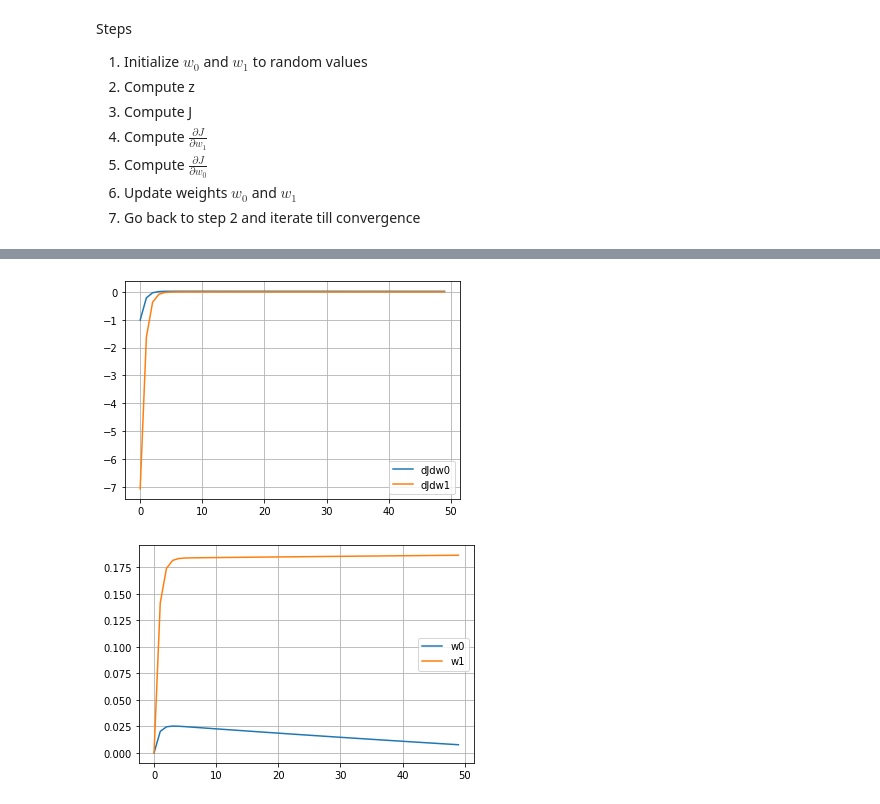
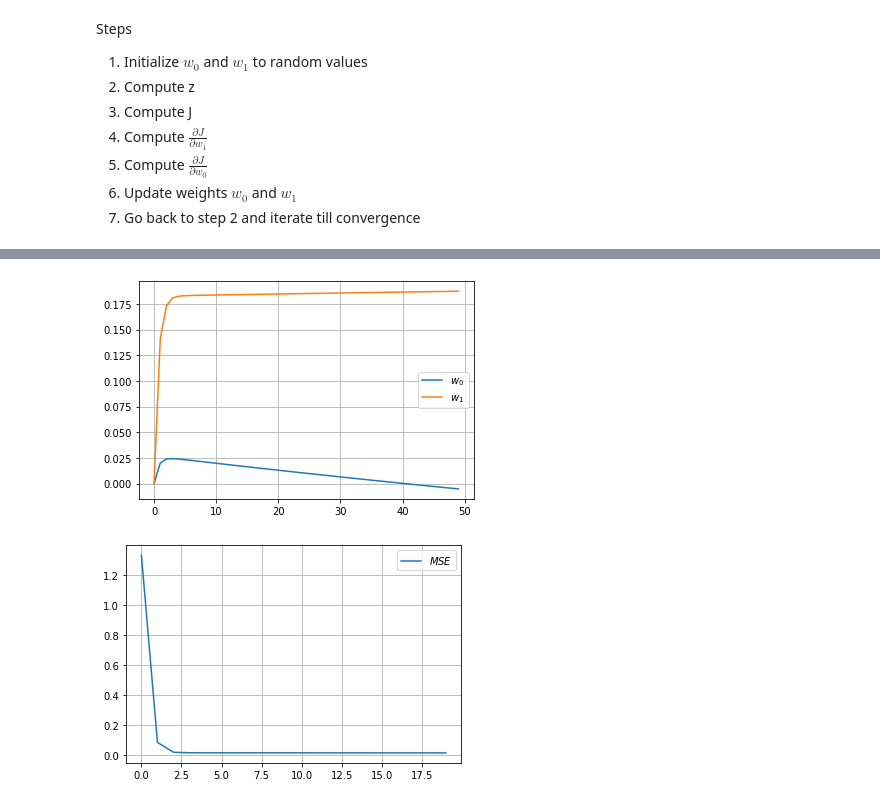
Before and after one commit to vinayshanbhag/math, a Jupyter notebook: Univariate_Linear_Regression.ipynb, the cells around one changed output, grey strips where cells are left out. Drawn from its saved outputs; the diff is of its cells as text; code cells hidden in the pictures.

```diff
--- a/Univariate_Linear_Regression.ipynb
+++ b/Univariate_Linear_Regression.ipynb
@@ -162,14 +169,13 @@ plot(x,y, w0, w1)
 # %%
-plt.plot(hist["dJdw0"][:50], label="dJdw0")
-plt.plot(hist["dJdw1"][:50], label="dJdw1")
-plt.grid();
+plt.plot(hist["w0"][:50], label=r"$w_0$")
+plt.plot(hist["w1"][:50], label=r"$w_1$")
+plt.grid()
 plt.legend();
 # %% [output]
-[figure, old version]
+[figure, new version]
 # %%
-plt.plot(hist["w0"][:50], label="w0")
-plt.plot(hist["w1"][:50], label="w1")
+plt.plot(hist["mse"][:20], label=r"$MSE$");
 plt.grid()
 plt.legend();
 # %% [output]
-[figure, old version]
+[figure, new version]
```
Also changed, not shown: parts of 18 cells of this notebook.
